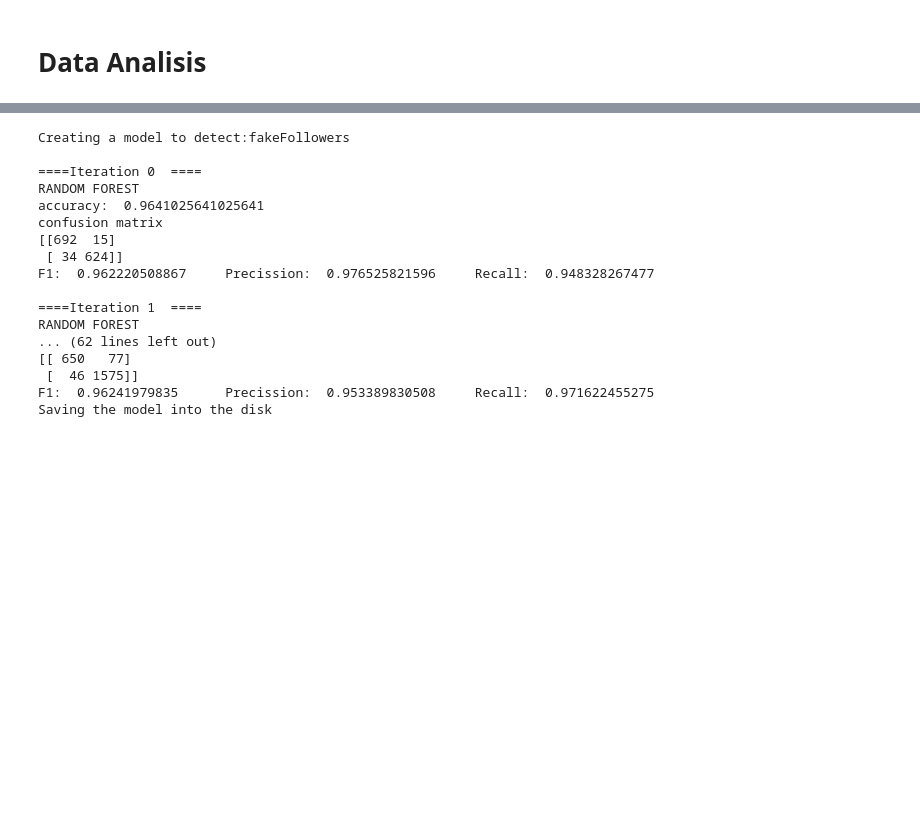
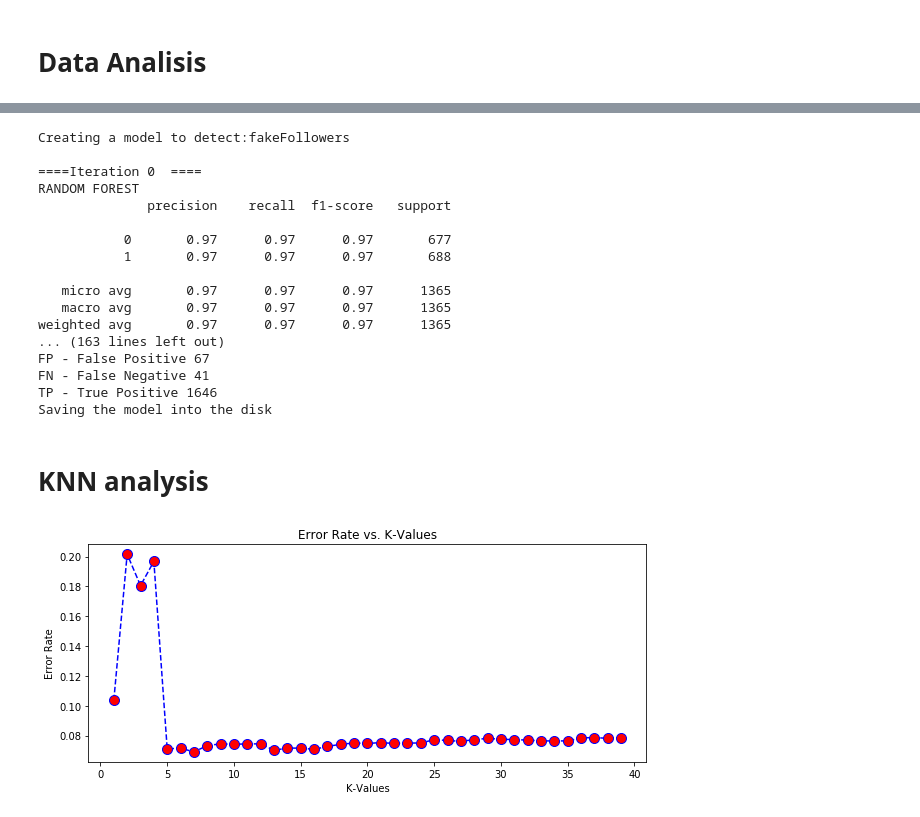
Before and after one commit to toful/BotDetector, a Jupyter notebook: src/DataAnalisis.ipynb, the cells around one changed output, grey strips where cells are left out. Cells and saved outputs as stored; diff of their text form; code cells hidden in the pictures; blank space fills up the shorter version.

Commit message:
More models, and file processing script added (v1)

```diff
--- a/src/DataAnalisis.ipynb
+++ b/src/DataAnalisis.ipynb
@@ -39,6 +39,8 @@ df_list += [ shuffle( pd.concat( [ real, fakeFollowers ], sort=False ) ) ]
 df_list += [ shuffle( pd.concat( [ real, socialSpamBots1, socialSpamBots2, socialSpamBots3 ], sort=False ) ) ]
 df_list += [ shuffle( pd.concat( [ real, fakeFollowers, socialSpamBots1, socialSpamBots2, socialSpamBots3 ], sort=False ) ) ]
 
+fakeFollowers['knownbot'] = 2
+df_list += [ shuffle( pd.concat( [ real, fakeFollowers, socialSpamBots1, socialSpamBots2, socialSpamBots3 ], sort=False ) ) ]
 #df = shuffle( df )
 #print df.head()
 #print df.info()
@@ -140,25 +163,24 @@ def train_model( X, y, name ):
         rf_clf.fit( X_train, y_train ) # train object
         y_pred = rf_clf.predict( X_test ) # get test set precitions
         acc = mt.accuracy_score( y_test, y_pred )
-        conf = mt.confusion_matrix( y_test, y_pred )
+        cmat = mt.confusion_matrix( y_test, y_pred )
         # now let's get the accuracy and confusion matrix for this iterations of training/testing
         print "\n====Iteration",iter_num," ===="
         print "RANDOM FOREST"
-        print "accuracy: ", acc
-        print "confusion matrix\n", conf
-        tp = float( conf[1][1] )
-        fp = float( conf[0][1] )
-        fn = float( conf[1][0] )
-        precission = tp / (tp + fp)
-        recall = tp / (tp + fn)
-        f1 = 2*precission*recall/(precission+recall)
-        print "F1: ", f1, "\tPrecission: ", precission, "\tRecall: ", recall
+        print( mt.classification_report( y_test, y_pred ) )
+        print "Accuracy Rate: ", acc
+        print('Misclassification Rate: {}'.format( np.divide(np.sum( [ float(cmat[0,1]), float(cmat[1,0]) ] ), np.sum(cmat) ) ) )
+        print('\nTP - True Negative {}'.format(cmat[0,0]))
+        print('FP - False Positive {}'.format(cmat[0,1]))
+        print('FN - False Negative {}'.format(cmat[1,0]))
+        print('TP - True Positive {}'.format(cmat[1,1]))
+
         iter_num+=1
     # save the model to disk
     if not os.path.exists( 'models' ):
         os.makedirs( 'models' )
     str_ = 'models/randomForest_' + name + '_model.sav'
-    print( "Saving the model into the disk" )
+    print( "Saving the model into the disk\n" )
     joblib.dump( rf_clf, str_ )
 # %%
 names = [ 'fakeFollowers', 'spamBots', 'mix' ]
@@ -170,16 +192,18 @@ Creating a model to detect:fakeFollowers
 
 ====Iteration 0  ====
 RANDOM FOREST
-accuracy:  0.9641025641025641
-confusion matrix
-[[692  15]
- [ 34 624]]
-F1:  0.962220508867     Precission:  0.976525821596     Recall:  0.948328267477
+              precision    recall  f1-score   support
 
-====Iteration 1  ====
-RANDOM FOREST
-... (62 lines left out)
-[[ 650   77]
- [  46 1575]]
-F1:  0.96241979835      Precission:  0.953389830508     Recall:  0.971622455275
+           0       0.97      0.97      0.97       677
+           1       0.97      0.97      0.97       688
+
+   micro avg       0.97      0.97      0.97      1365
+   macro avg       0.97      0.97      0.97      1365
+weighted avg       0.97      0.97      0.97      1365
+... (163 lines left out)
+FP - False Positive 67
+FN - False Negative 41
+TP - True Positive 1646
 Saving the model into the disk
+# %% [markdown]
+# KNN analysis
@@ -185,0 +216,16 @@ Saving the model into the disk
+# %%
+def knn_nneighbors_analysis( X, y ):
+    X_train, X_test, y_train, y_test = train_test_split(X, y, test_size=0.3, random_state=101)
+    error_rate = []
+
+    for i in range(1,40):
+        knn = KNeighborsClassifier( n_neighbors = i )
+        knn.fit( X_train, y_train )
+        y_pred = knn.predict( X_test )
+        error_rate.append( np.mean( y_pred != y_test) )
+
+    plt.figure(figsize=(10,4))
+    plt.plot(range(1,40), error_rate, color='blue', linestyle='dashed', marker='o', markerfacecolor='red', markersize=10)
+    plt.title('Error Rate vs. K-Values')
+    plt.xlabel('K-Values')
+    plt.ylabel('Error Rate')
@@ -185,0 +247,4 @@ Saving the model into the disk
+# %%
+knn_nneighbors_analysis( XX[3], yy[3] )
+# %% [output]
+[figure, added]
```
Also changed, not shown: parts of 16 cells of this notebook, 3 other files.
